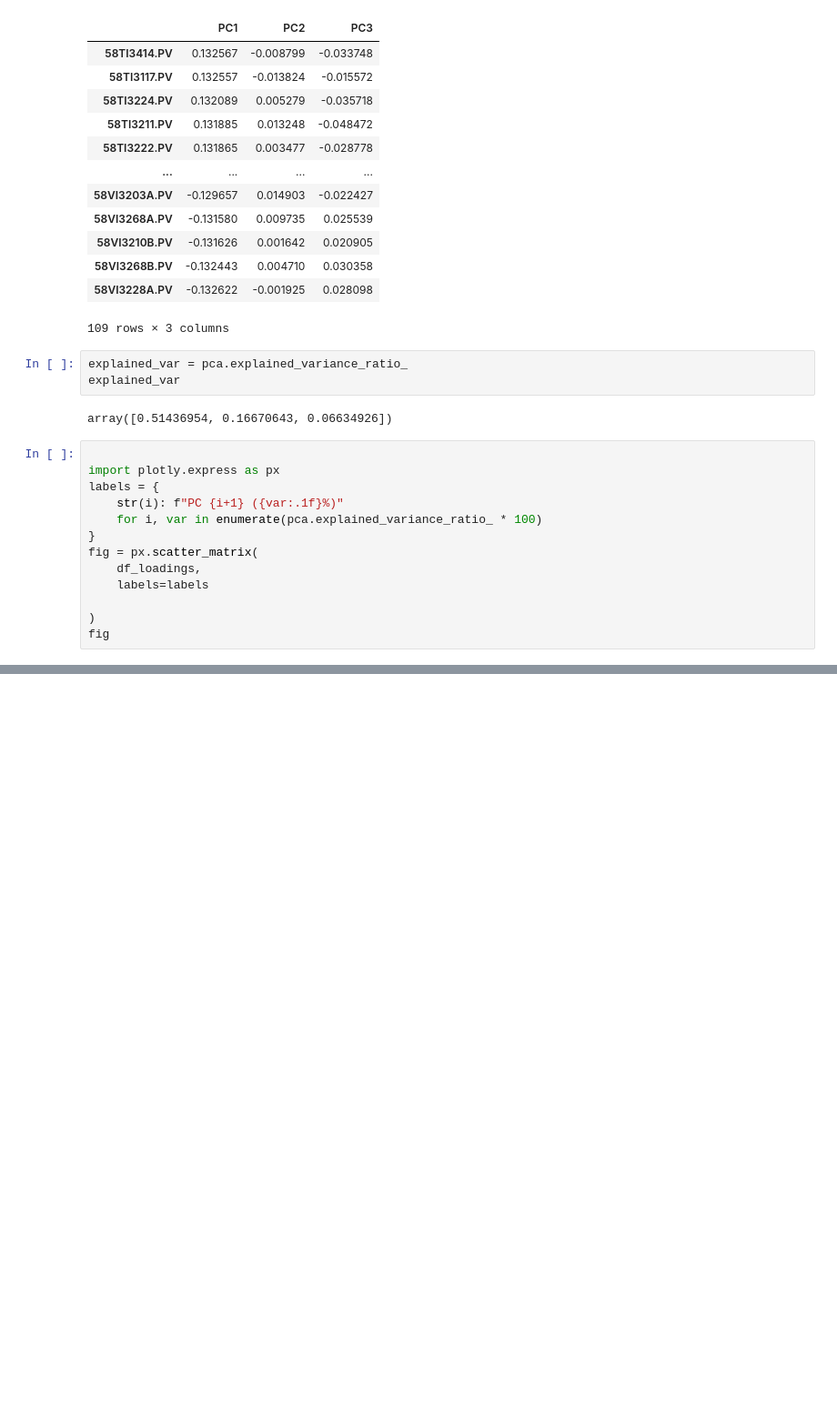
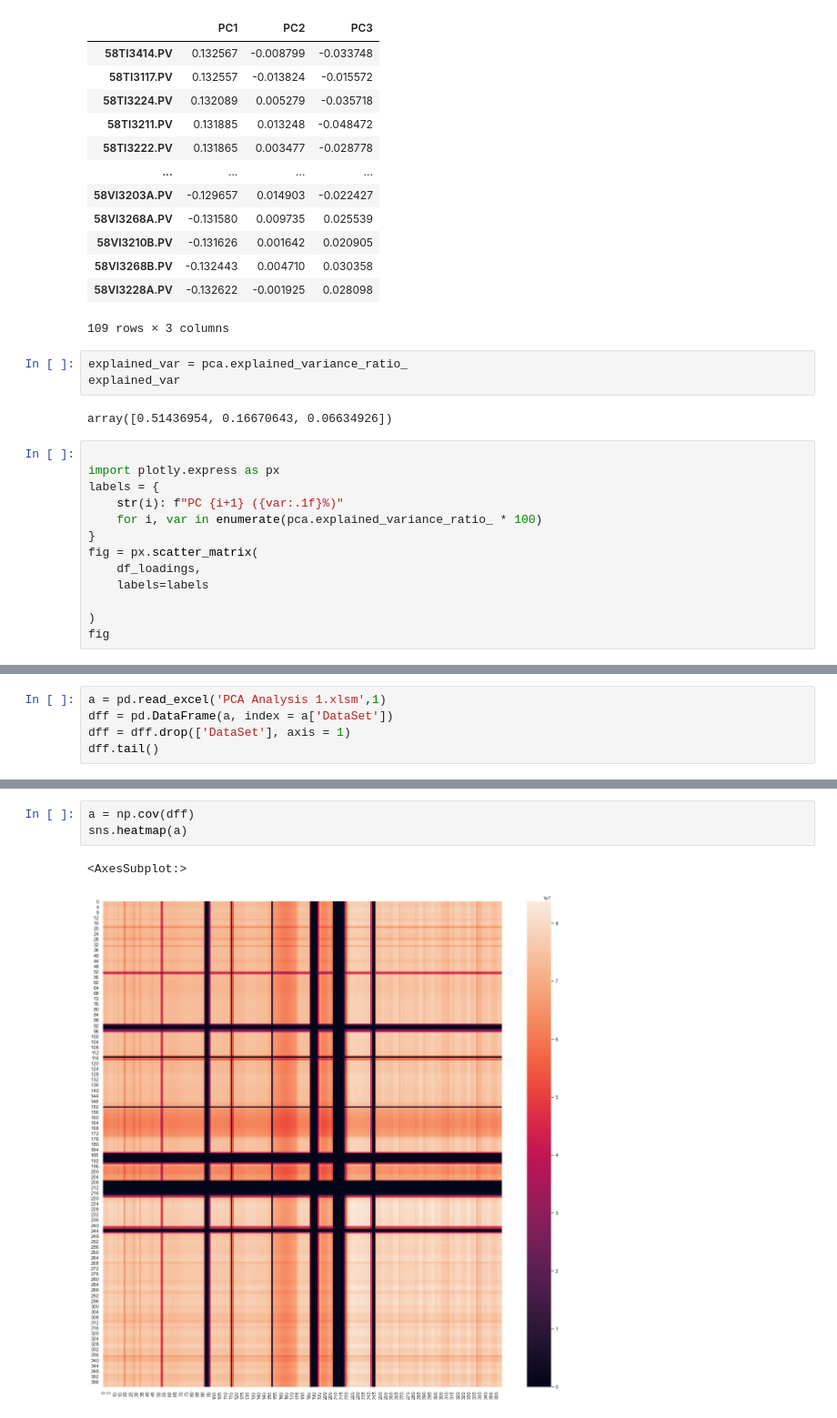
Before and after one commit to V1shwanath/PCA-TEST, a Jupyter notebook: test.ipynb, the cells around one changed output, grey strips where cells are left out. Shown: that part at 91% size. Saved outputs shown, nothing was run; the diff lists cells and outputs as text; blank space fills up the shorter version.

```diff
--- a/test.ipynb
+++ b/test.ipynb
@@ -111,0 +249,5 @@ fig
+# %%
+a = pd.read_excel('PCA Analysis 1.xlsm',1)
+dff = pd.DataFrame(a, index = a['DataSet'])
+dff = dff.drop(['DataSet'], axis = 1)
+dff.tail()
@@ -111,0 +306,6 @@ fig
+# %%
+a = np.cov(dff)
+sns.heatmap(a)
+# %% [output]
+<AxesSubplot:>
+[figure, added]
```
Also changed, not shown: parts of 20 cells of this notebook, 5 other files.
